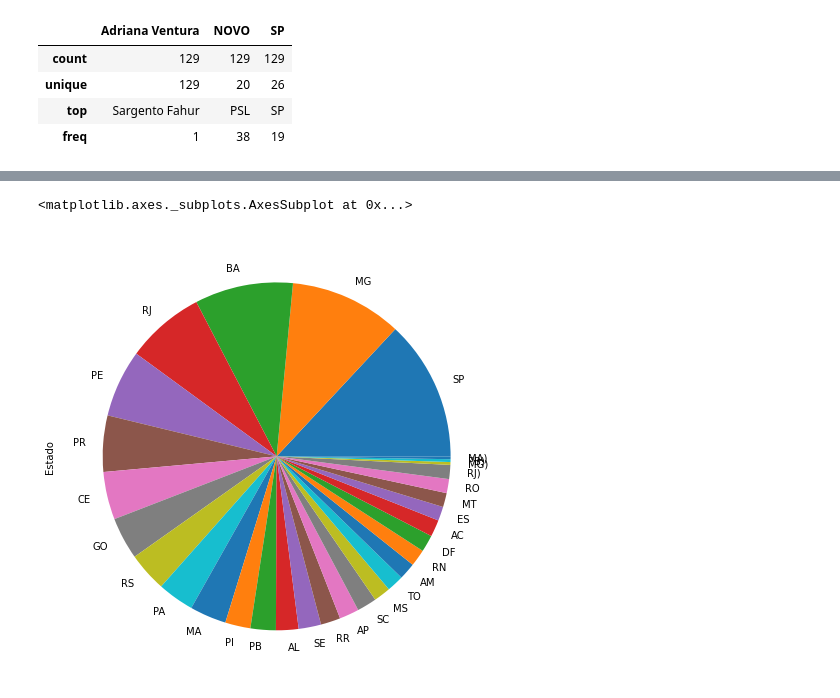
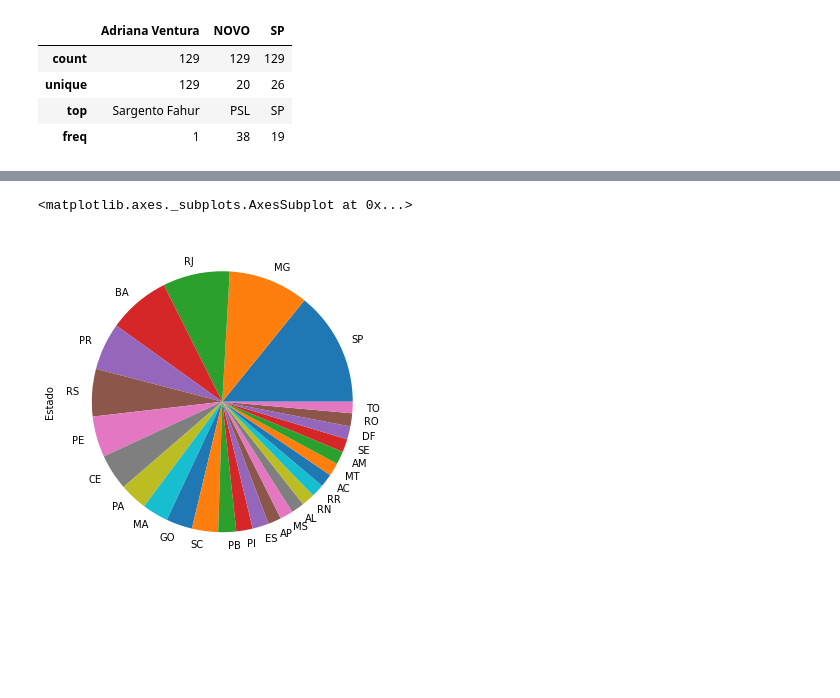
Before and after one commit to pcpiscator/Ciencia-de-dados, a Jupyter notebook: camara_X_stf.ipynb, the cells around one changed output, grey strips where cells are left out. Drawn from its saved outputs; the diff is of its cells as text; code cells hidden in the pictures; blank space fills up the shorter version.

```diff
--- a/camara_X_stf.ipynb
+++ b/camara_X_stf.ipynb
@@ -246,6 +256,6 @@ dados["Voto"].hist()
 # %%
-alumenquat = dados.query("Voto!= 1")
-alumenquat["Estado"].value_counts().plot.pie(figsize= (10,8))
+votosim = dados.query("Voto <=2")
+votosim["Estado"].value_counts().plot.pie(figsize= (10,6))
 # %% [output]
 <matplotlib.axes._subplots.AxesSubplot at 0x...>
-[figure, old version]
+[figure, new version]
```
Also changed, not shown: parts of 10 cells of this notebook.
